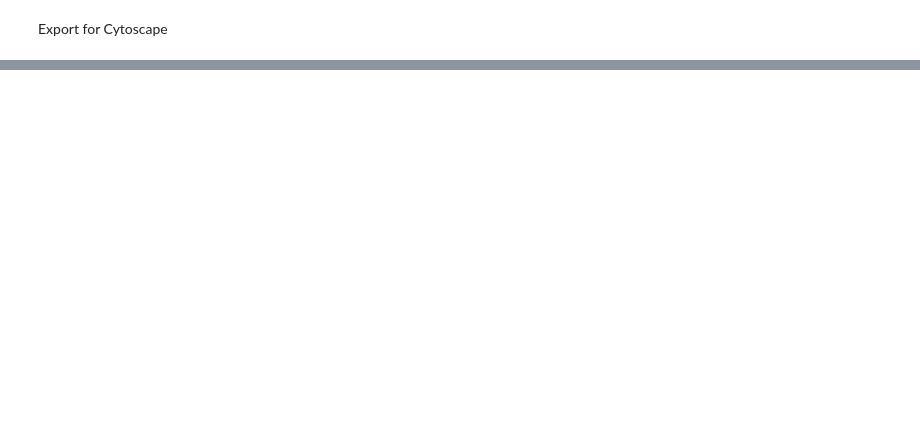
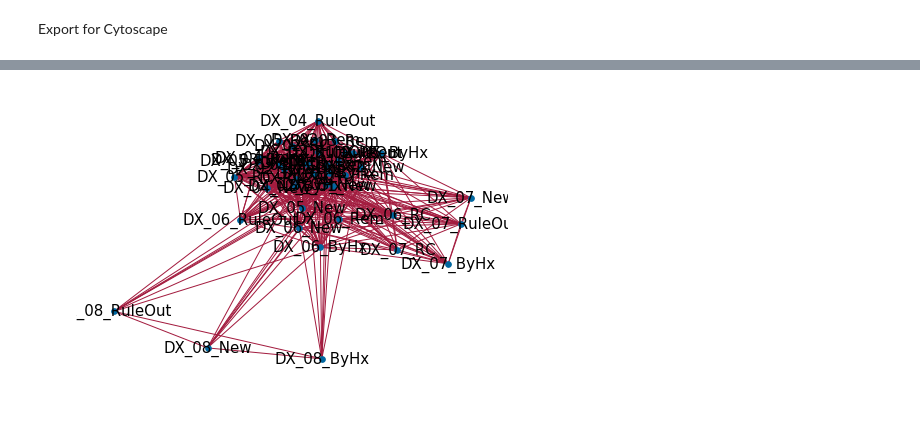
Before and after one commit to ChildMindInstitute/questionnaire-correlations, a Jupyter notebook: graph_question_correlations.ipynb, the cells around one changed output, grey strips where cells are left out. Drawn from its saved outputs; the diff is of its cells as text; code cells hidden in the pictures; blank space fills up the shorter version.

```diff
--- a/graph_question_correlations.ipynb
+++ b/graph_question_correlations.ipynb
@@ -138,3 +85,15 @@ graphs = list(nx.connected_component_subgraphs(G))
+# %%
+nx.draw(
+    graphs[4],
+    with_labels=True,
+    node_size=32,
+    node_color='#0067a0',
+    edge_color='#a31c3f',
+    linewidths=1,
+    font_size=15
+)
+# %% [output]
+[figure, added]
 # %%
 def jgraph_from_links_filtered(df):
     """
```
Also changed, not shown: parts of 13 cells of this notebook.
